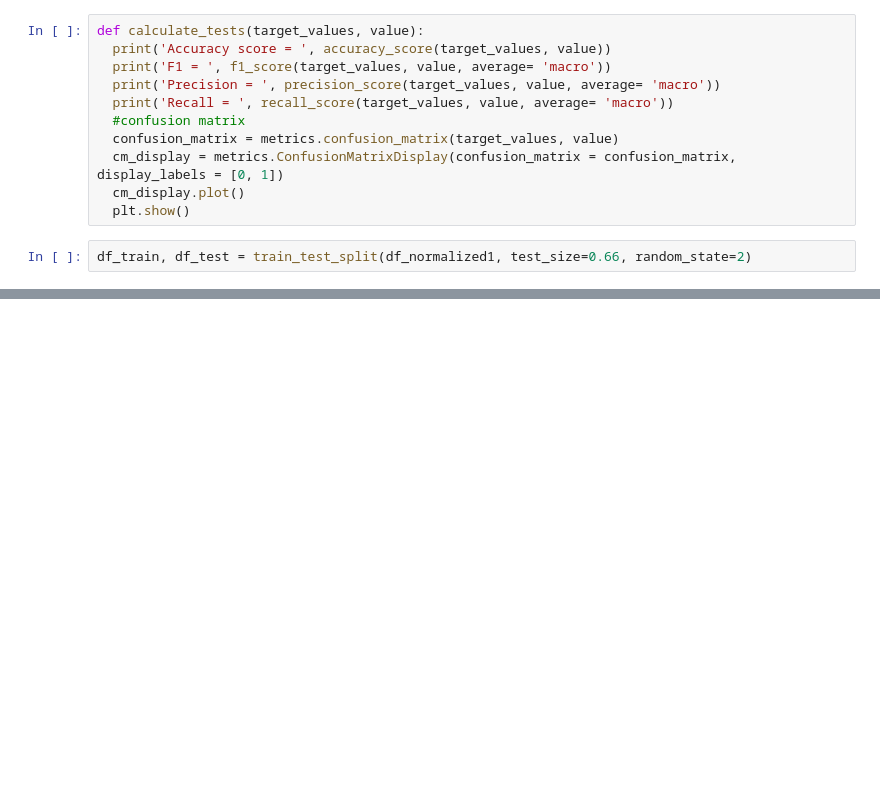
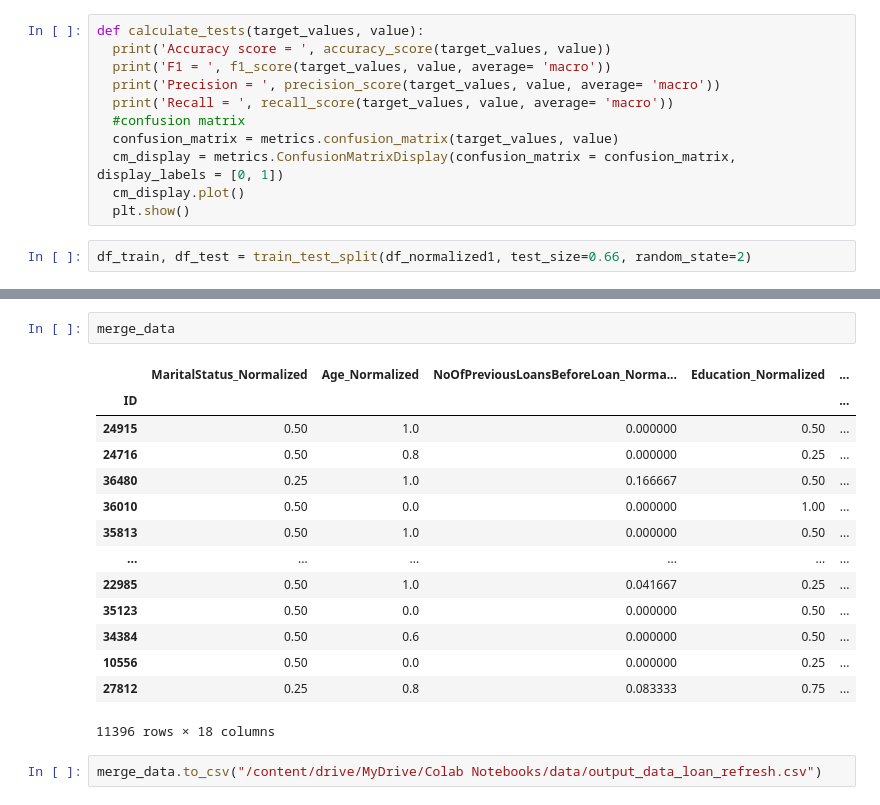
Before and after one commit to erikaminarikova/REFRESH, a Jupyter notebook: loan_data_analysis.ipynb, the cells around one changed output, grey strips where cells are left out. Cells and saved outputs as stored; diff of their text form; blank space fills up the shorter version.

Commit message:
Vytvorené pomocou služby Colab

```diff
--- a/loan_data_analysis.ipynb
+++ b/loan_data_analysis.ipynb
@@ -645,0 +714,19 @@ print('time:', (time.time()-start_time)/60)
+# %%
+merge_data
+# %% [output]
+|  | MaritalStatus_Normalized | Age_Normalized | NoOfPreviousLoansBeforeLoan_Norma... | Education_Normalized | ... |
+| ID |  |  |  |  | ... |
+| 24915 | 0.50 | 1.0 | 0.000000 | 0.50 | ... |
+| 24716 | 0.50 | 0.8 | 0.000000 | 0.25 | ... |
+| 36480 | 0.25 | 1.0 | 0.166667 | 0.50 | ... |
+| 36010 | 0.50 | 0.0 | 0.000000 | 1.00 | ... |
+| 35813 | 0.50 | 1.0 | 0.000000 | 0.50 | ... |
+| ... | ... | ... | ... | ... | ... |
+| 22985 | 0.50 | 1.0 | 0.041667 | 0.25 | ... |
+| 35123 | 0.50 | 0.0 | 0.000000 | 0.50 | ... |
+| 34384 | 0.50 | 0.6 | 0.000000 | 0.50 | ... |
+| 10556 | 0.50 | 0.0 | 0.000000 | 0.25 | ... |
+| 27812 | 0.25 | 0.8 | 0.083333 | 0.75 | ... |
+11396 rows × 18 columns
+# %%
+merge_data.to_csv("/content/drive/MyDrive/Colab Notebooks/data/output_data_loan_refresh.csv")
```
Also changed, not shown: parts of 6 cells of this notebook.
